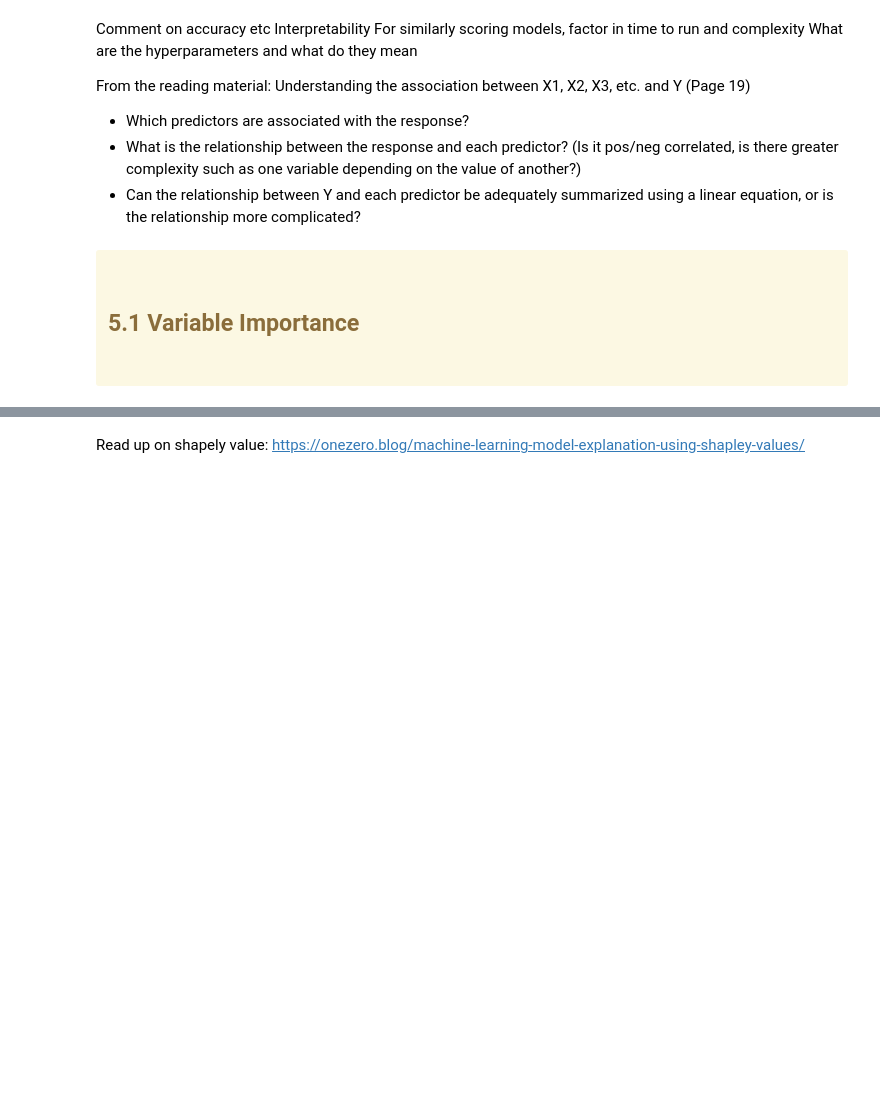
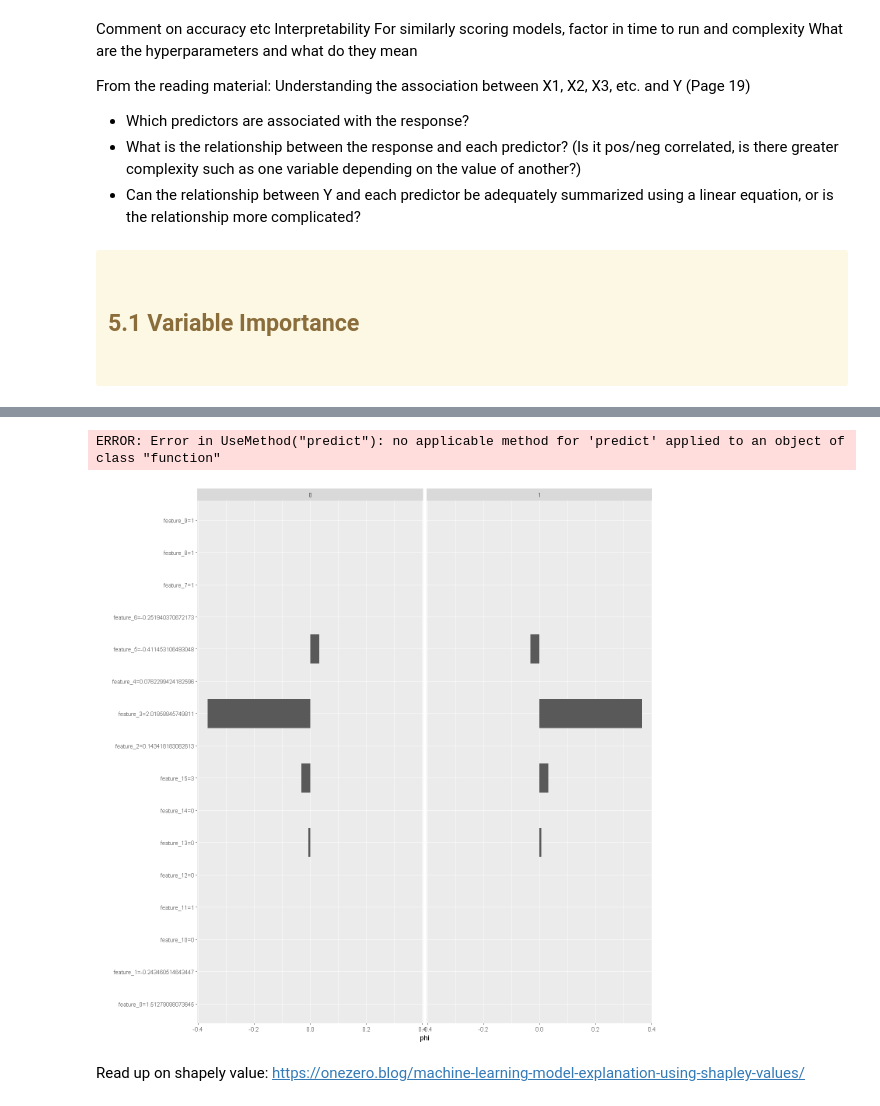
Before and after one commit to 20spaghetti/Customer-Churn-Prediction, a Jupyter notebook: Customer Churn Prediction.ipynb, the cells around one changed output, grey strips where cells are left out. Saved outputs shown, nothing was run; the diff lists cells and outputs as text; code cells hidden in the pictures; blank space fills up the shorter version.

```diff
--- a/Customer Churn Prediction.ipynb
+++ b/Customer Churn Prediction.ipynb
@@ -1120,3 +1438,13 @@ Understanding the association between X1, X2, X3, etc. and Y (Page 19)
 <br>
 
 </a>
+# %%
+library(tree)
+library(rpart)
+library(iml)
+
+tree.fit <- tree(labels ~ ., data = train)
+
+train$labels <- as.numeric(train$labels)
+
+#rf <- rpart(labels ~ ., data = train) # tree-ish model, add log features?
@@ -1123,3 +1454,22 @@ Understanding the association between X1, X2, X3, etc. and Y (Page 19)
+# %%
+X <- train[-which(names(train) == "labels")] # label data
+mod <- Predictor$new(tree.fit, data = X) # holding the machine learning model and the data
+
+# Then we explain the first instance of the dataset with the Shapley method:
+x.interest <- X[1, ]
+shapley <- Shapley$new(mod, x.interest = x.interest)
+
+# Look at the results in a table
+shapley$results
+# %% [output]
+ERROR: Error in UseMethod("predict"): no applicable method for 'predict' applied to an object of class "function"
+# %%
+
+
+# Or as a plot
+plot(shapley)
+# %% [output]
+[figure, added]
 # %% [markdown]
 Read up on shapely value:
 https://onezero.blog/machine-learning-model-explanation-using-shapley-values/
```
Also changed, not shown: parts of 68 cells of this notebook.
